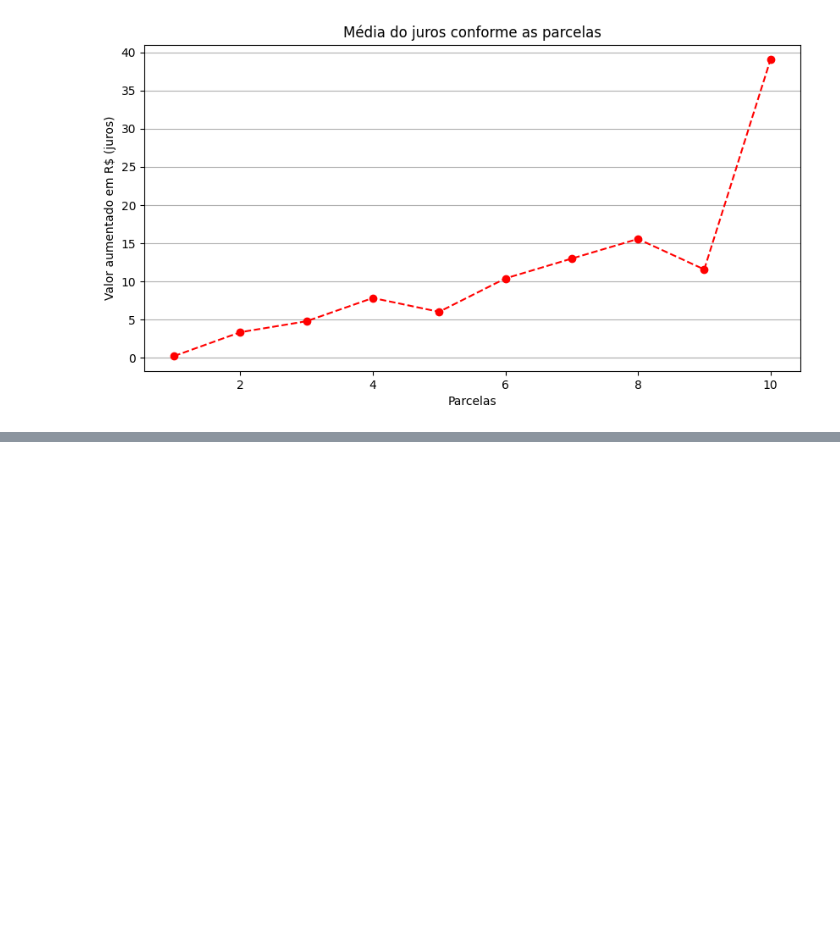
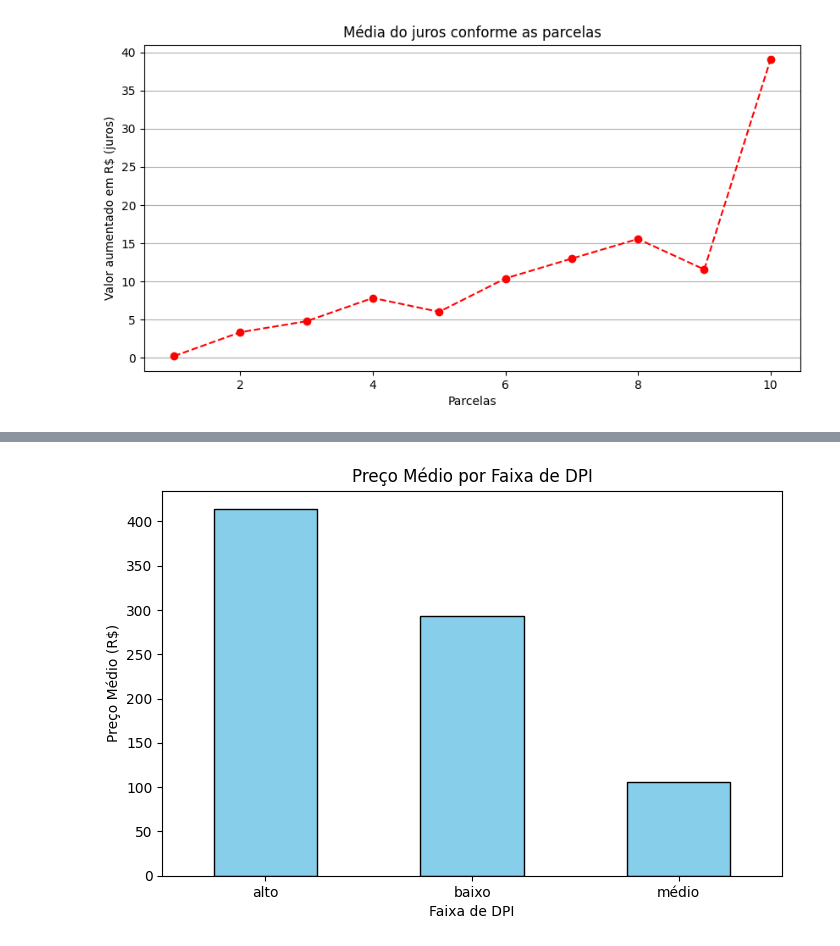
Before and after one commit to joaopbg06/dinamico, a Jupyter notebook: analizeMouses.ipynb, the cells around one changed output, grey strips where cells are left out. Cells and saved outputs as stored; diff of their text form; code cells hidden in the pictures; blank space fills up the shorter version.

```diff
--- a/analizeMouses.ipynb
+++ b/analizeMouses.ipynb
@@ -46,0 +67,25 @@ plt.show()
+# %%
+# a media de preço pelo o dpi
+df['dpi'] = df['nome'].str.extract(r'(\d+)\s?(DPI|dpi|DPI:|dpi:)', expand=False)[0].astype(float)
+
+def classificar_dpi(x):
+    if x < 1600:
+        return 'baixo'
+    elif 1600 <= x <= 4000:
+        return 'médio'
+    else:
+        return 'alto'
+
+df['categoria_dpi'] = df['dpi'].apply(classificar_dpi)
+
+media_preco_por_dpi = df.groupby('categoria_dpi')['preco_total'].mean()
+
+
+media_preco_por_dpi.plot(kind='bar', color='skyblue', edgecolor='black', figsize=(8, 5))
+plt.title('Preço Médio por Faixa de DPI')
+plt.xlabel('Faixa de DPI')
+plt.ylabel('Preço Médio (R$)')
+plt.xticks(rotation=0)
+plt.show()
+# %% [output]
+[figure, added]
```
Also changed, not shown: parts of 8 cells of this notebook, 3 other files.
